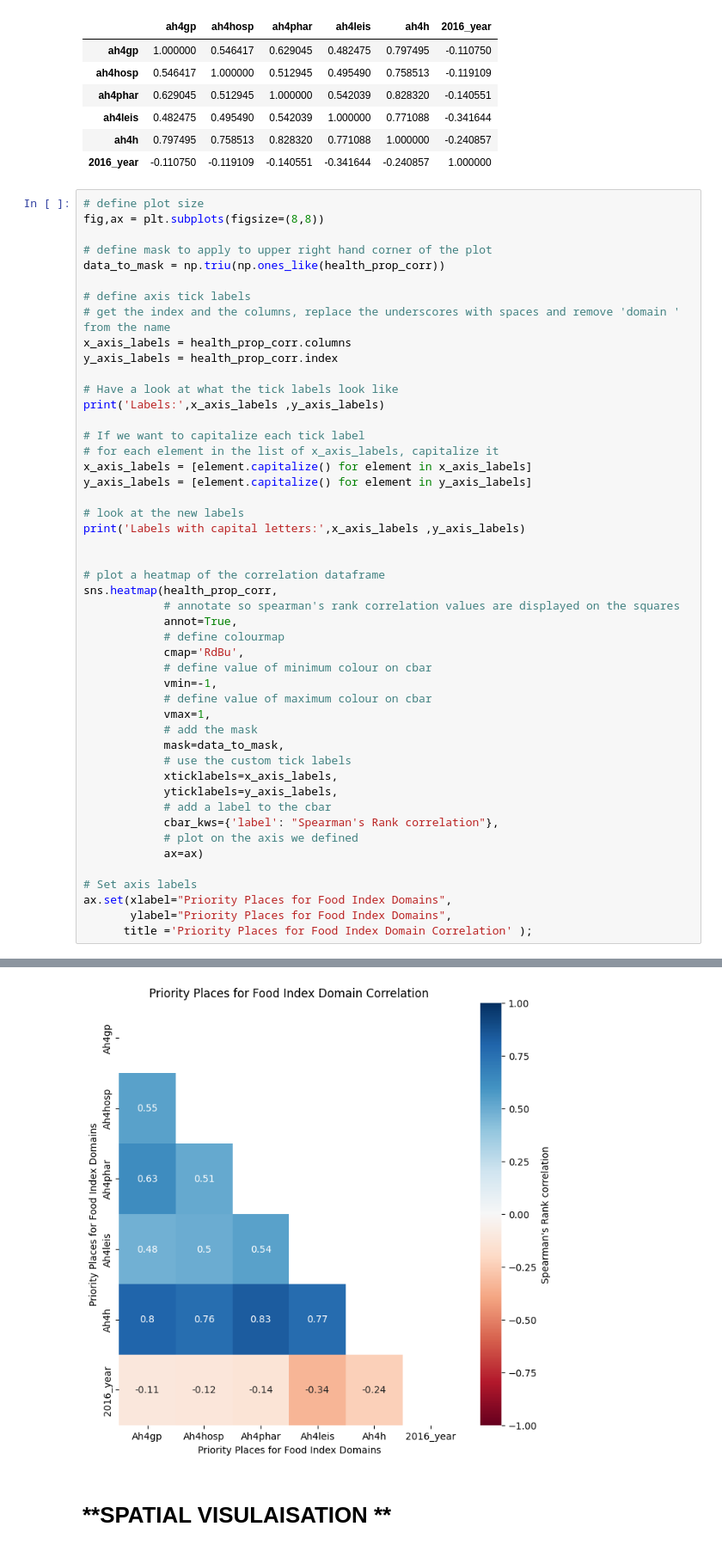
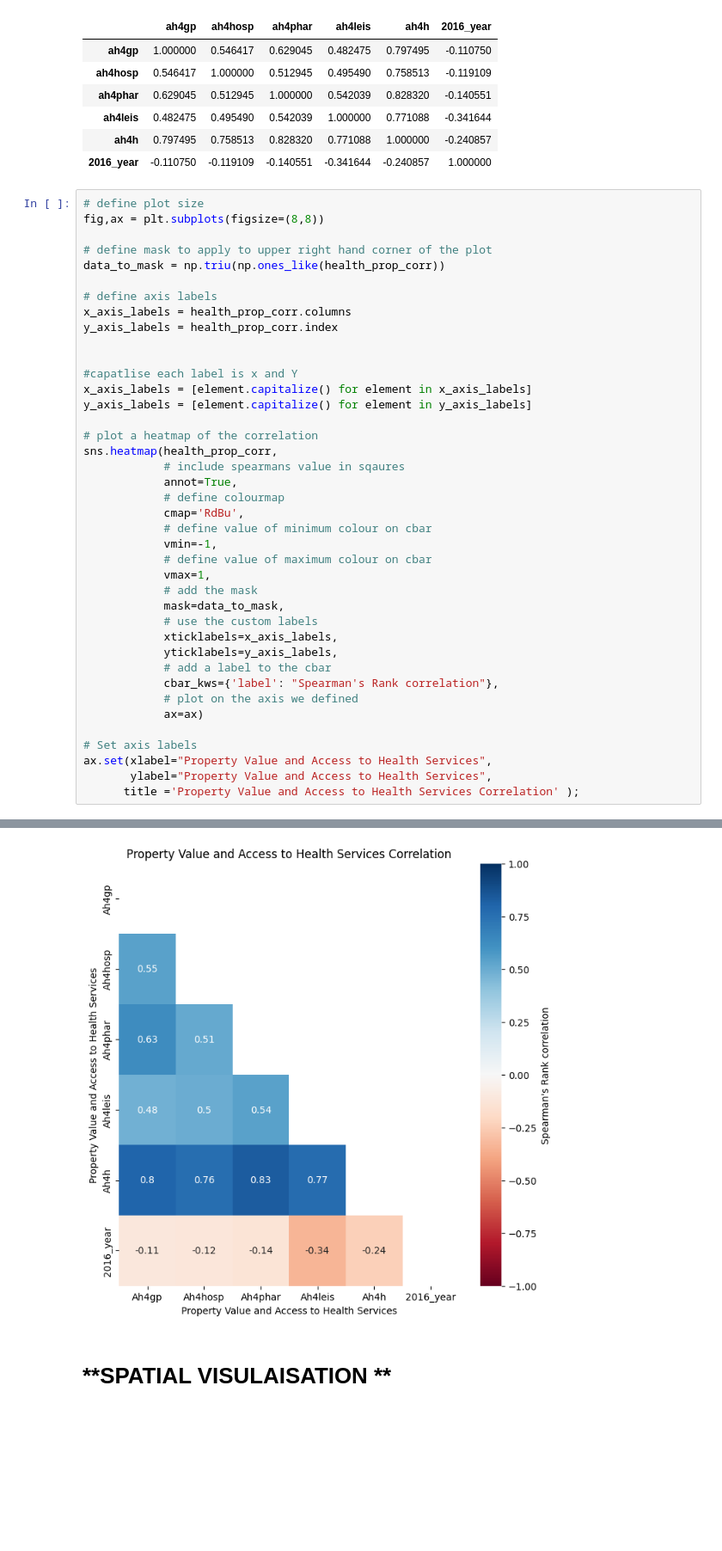
Before and after one commit to Jonathan-C-Barrett/GEOG5990M, a Jupyter notebook: GEOG5003M_Final_Project_template.ipynb, the cells around one changed output, grey strips where cells are left out. Shown at 86% size. Cells and saved outputs as stored; diff of their text form; blank space fills up the shorter version.

```diff
--- a/GEOG5003M_Final_Project_template.ipynb
+++ b/GEOG5003M_Final_Project_template.ipynb
@@ -356,26 +356,18 @@ fig,ax = plt.subplots(figsize=(8,8))
 # define mask to apply to upper right hand corner of the plot
 data_to_mask = np.triu(np.ones_like(health_prop_corr))
 
-# define axis tick labels
-# get the index and the columns, replace the underscores with spaces and remove 'domain ' from the name
+# define axis labels
 x_axis_labels = health_prop_corr.columns
 y_axis_labels = health_prop_corr.index
 
-# Have a look at what the tick labels look like
-print('Labels:',x_axis_labels ,y_axis_labels)
 
-# If we want to capitalize each tick label
-# for each element in the list of x_axis_labels, capitalize it
+#capatlise each label is x and Y
 x_axis_labels = [element.capitalize() for element in x_axis_labels]
 y_axis_labels = [element.capitalize() for element in y_axis_labels]
 
-# look at the new labels
-print('Labels with capital letters:',x_axis_labels ,y_axis_labels)
-
-
-# plot a heatmap of the correlation dataframe
+# plot a heatmap of the correlation
 sns.heatmap(health_prop_corr,
-            # annotate so spearman's rank correlation values are displayed on the squares
+            # include spearmans value in sqaures
             annot=True,
             # define colourmap
             cmap='RdBu',
@@ -385,7 +377,7 @@ sns.heatmap(health_prop_corr,
             vmax=1,
             # add the mask
             mask=data_to_mask,
-            # use the custom tick labels
+            # use the custom labels
             xticklabels=x_axis_labels,
             yticklabels=y_axis_labels,
             # add a label to the cbar
@@ -394,7 +386,7 @@ sns.heatmap(health_prop_corr,
             ax=ax)
 
 # Set axis labels
-ax.set(xlabel="Priority Places for Food Index Domains",
-       ylabel="Priority Places for Food Index Domains",
-      title ='Priority Places for Food Index Domain Correlation' );
+ax.set(xlabel="Property Value and Access to Health Services",
+       ylabel="Property Value and Access to Health Services",
+      title ='Property Value and Access to Health Services Correlation' );
 # %% [output]
@@ -403,4 +393,4 @@ Labels with capital letters: ['Ah4gp', 'Ah4hosp', 'Ah4phar', 'Ah4leis', 'Ah4h',
-[figure, old version]
+[figure, new version]
 # %% [markdown]
 # **SPATIAL VISULAISATION **
 # %%
```
Also changed, not shown: parts of 1 cell of this notebook.
